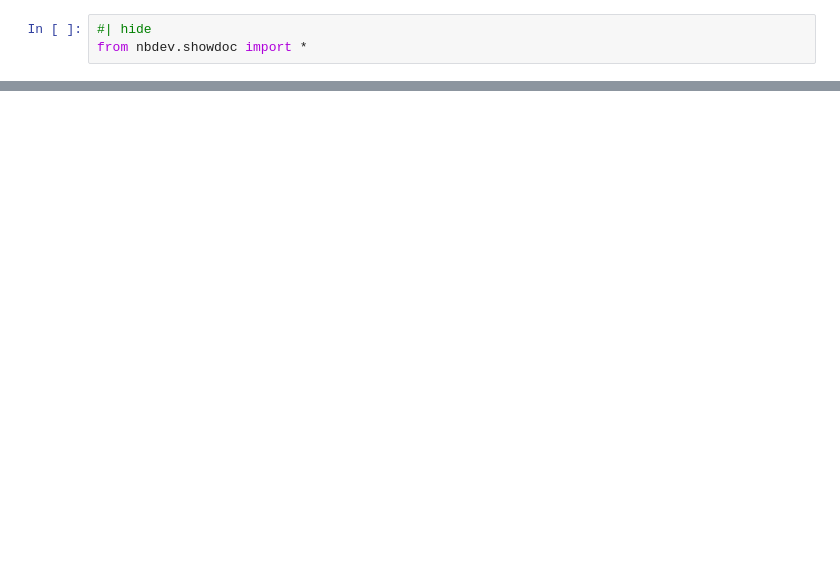
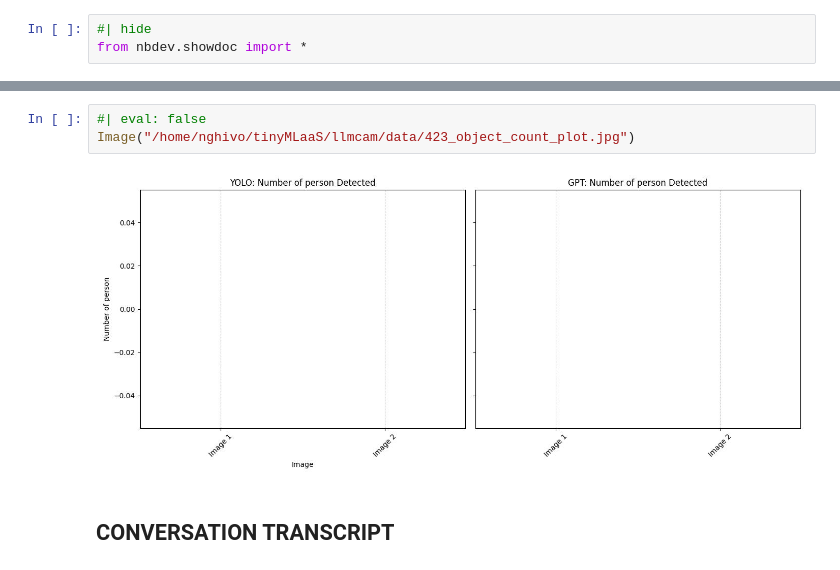
Before and after one commit to ninjalabo/llmcam_OLD, a Jupyter notebook: nbs/demos/02_demo_scenario_2.ipynb, the cells around one changed output, grey strips where cells are left out. Cells and saved outputs as stored; diff of their text form; blank space fills up the shorter version.

```diff
--- a/nbs/demos/02_demo_scenario_2.ipynb
+++ b/nbs/demos/02_demo_scenario_2.ipynb
@@ -149,0 +182,7 @@ import nbdev; nbdev.nbdev_export()
+# %%
+#| eval: false
+Image("/home/nghivo/tinyMLaaS/llmcam/data/423_object_count_plot.jpg")
+# %% [output]
+[figure, added]
+# %% [markdown]
+## **CONVERSATION TRANSCRIPT**
```
Also changed, not shown: parts of 20 cells of this notebook.
